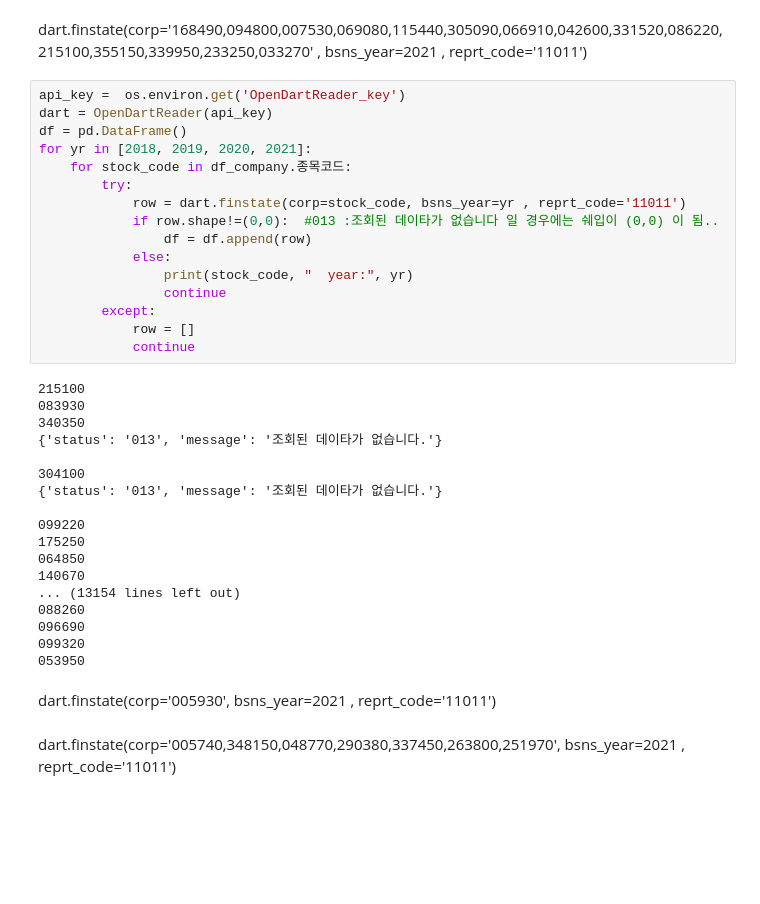
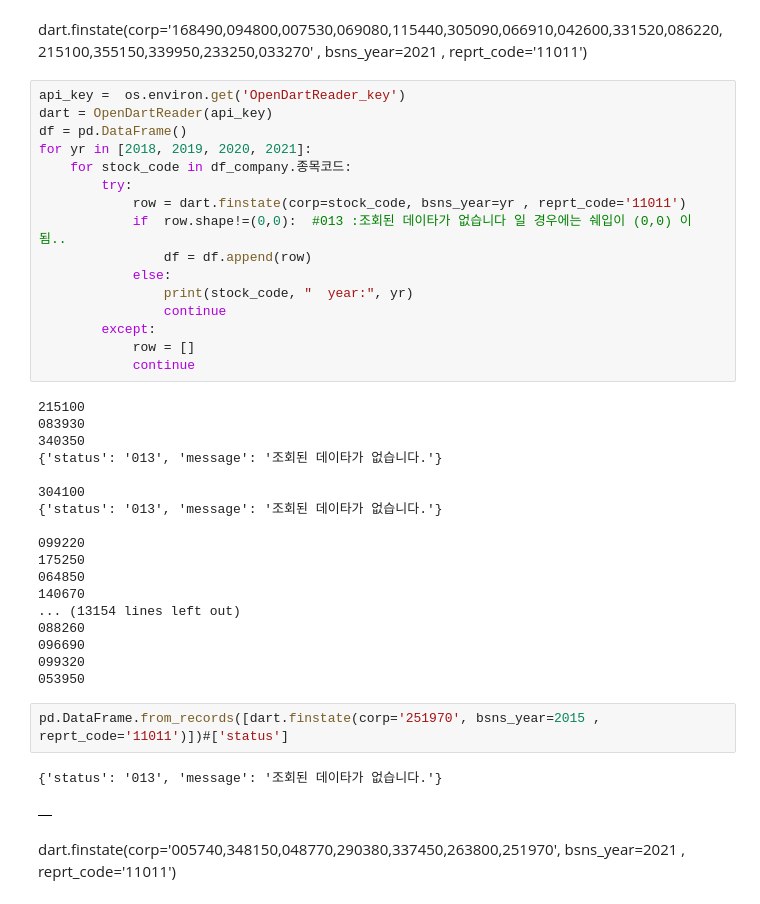
Before and after one commit to reejungkim/OpenAPI_Ministry_of_land, a Jupyter notebook: dart_analysis.ipynb, the cells around one changed output. Cells and saved outputs as stored; diff of their text form; blank space fills up the shorter version.

```diff
--- a/dart_analysis.ipynb
+++ b/dart_analysis.ipynb
@@ -207,7 +207,7 @@ for yr in [2018, 2019, 2020, 2021]:
     for stock_code in df_company.종목코드:
         try:
             row = dart.finstate(corp=stock_code, bsns_year=yr , reprt_code='11011')
-            if row.shape!=(0,0):  #013 :조회된 데이타가 없습니다 일 경우에는 쉐입이 (0,0) 이 됨..
+            if  row.shape!=(0,0):  #013 :조회된 데이타가 없습니다 일 경우에는 쉐입이 (0,0) 이 됨..
                 df = df.append(row)
             else:
                 print(stock_code, "  year:", yr)
@@ -233,8 +233,11 @@ for yr in [2018, 2019, 2020, 2021]:
 096690
 099320
 053950
-# %% [markdown]
-dart.finstate(corp='005930', bsns_year=2021 , reprt_code='11011')
+# %%
+pd.DataFrame.from_records([dart.finstate(corp='251970', bsns_year=2015 , reprt_code='11011')])#['status']
+# %% [output]
+{'status': '013', 'message': '조회된 데이타가 없습니다.'}
+|  |
 # %% [markdown]
 dart.finstate(corp='005740,348150,048770,290380,337450,263800,251970', bsns_year=2021 , reprt_code='11011')
 # %%
```
Also changed, not shown: parts of 14 cells of this notebook.
